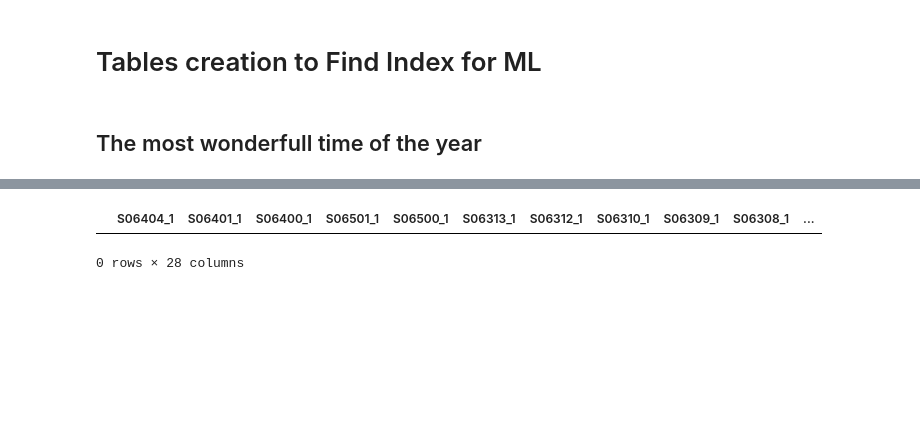
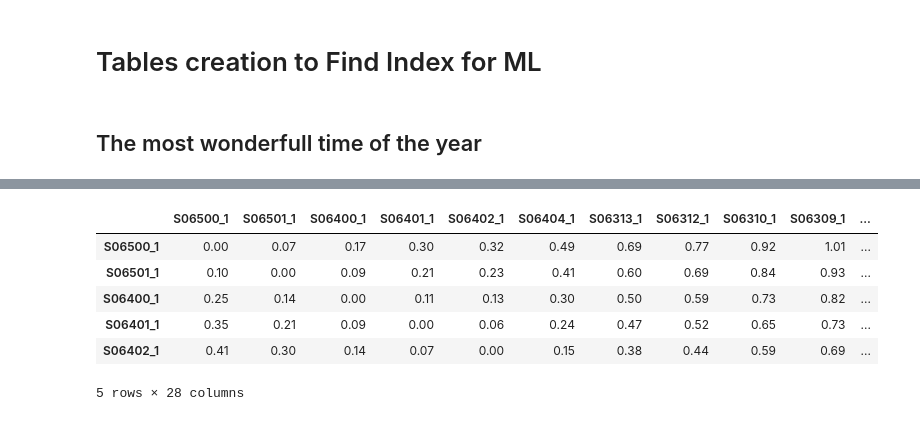
Before and after one commit to gianlucarea/weather-delay, a Jupyter notebook: code/data_analytics.ipynb, the cells around one changed output, grey strips where cells are left out. Cells and saved outputs as stored; diff of their text form; code cells hidden in the pictures; blank space fills up the shorter version.

```diff
--- a/code/data_analytics.ipynb
+++ b/code/data_analytics.ipynb
@@ -346,10 +380,13 @@ distance_between_stops.to_csv('../csv/distance_matrix.csv')
+# %%
+avgtime_between_stops.head()
+# %% [output]
+|  | S06500_1 | S06501_1 | S06400_1 | S06401_1 | S06402_1 | S06404_1 | S06313_1 | S06312_1 | S06310_1 | S06309_1 | ... |
+| S06500_1 | 0.00 | 0.07 | 0.17 | 0.30 | 0.32 | 0.49 | 0.69 | 0.77 | 0.92 | 1.01 | ... |
+| S06501_1 | 0.10 | 0.00 | 0.09 | 0.21 | 0.23 | 0.41 | 0.60 | 0.69 | 0.84 | 0.93 | ... |
+| S06400_1 | 0.25 | 0.14 | 0.00 | 0.11 | 0.13 | 0.30 | 0.50 | 0.59 | 0.73 | 0.82 | ... |
+| S06401_1 | 0.35 | 0.21 | 0.09 | 0.00 | 0.06 | 0.24 | 0.47 | 0.52 | 0.65 | 0.73 | ... |
+| S06402_1 | 0.41 | 0.30 | 0.14 | 0.07 | 0.00 | 0.15 | 0.38 | 0.44 | 0.59 | 0.69 | ... |
+5 rows × 28 columns
 # %%
-train_that_stops = pd.DataFrame(0, index=range(0), columns=stops['stop_id'].to_list())
-train_that_stops_and_transit = pd.DataFrame(0, index=range(0), columns=stops['stop_id'].to_list())
-total_waiting_each_stop = pd.DataFrame(0, index=range(0), columns=stops['stop_id'].to_list())
-train_that_stops.head()
-train_that_stops_and_transit.head()
-total_waiting_each_stop.head()
+train_that_stops = pd.DataFrame(0, index=range(1), columns=stops['stop_id'].to_list())
+total_waiting_each_stop = pd.DataFrame(0, index=range(1), columns=stops['stop_id'].to_list())
-# %% [output]
-|  | S06404_1 | S06401_1 | S06400_1 | S06501_1 | S06500_1 | S06313_1 | S06312_1 | S06310_1 | S06309_1 | S06308_1 | ... |
-0 rows × 28 columns
```
Also changed, not shown: parts of 11 cells of this notebook, 1 other file.
